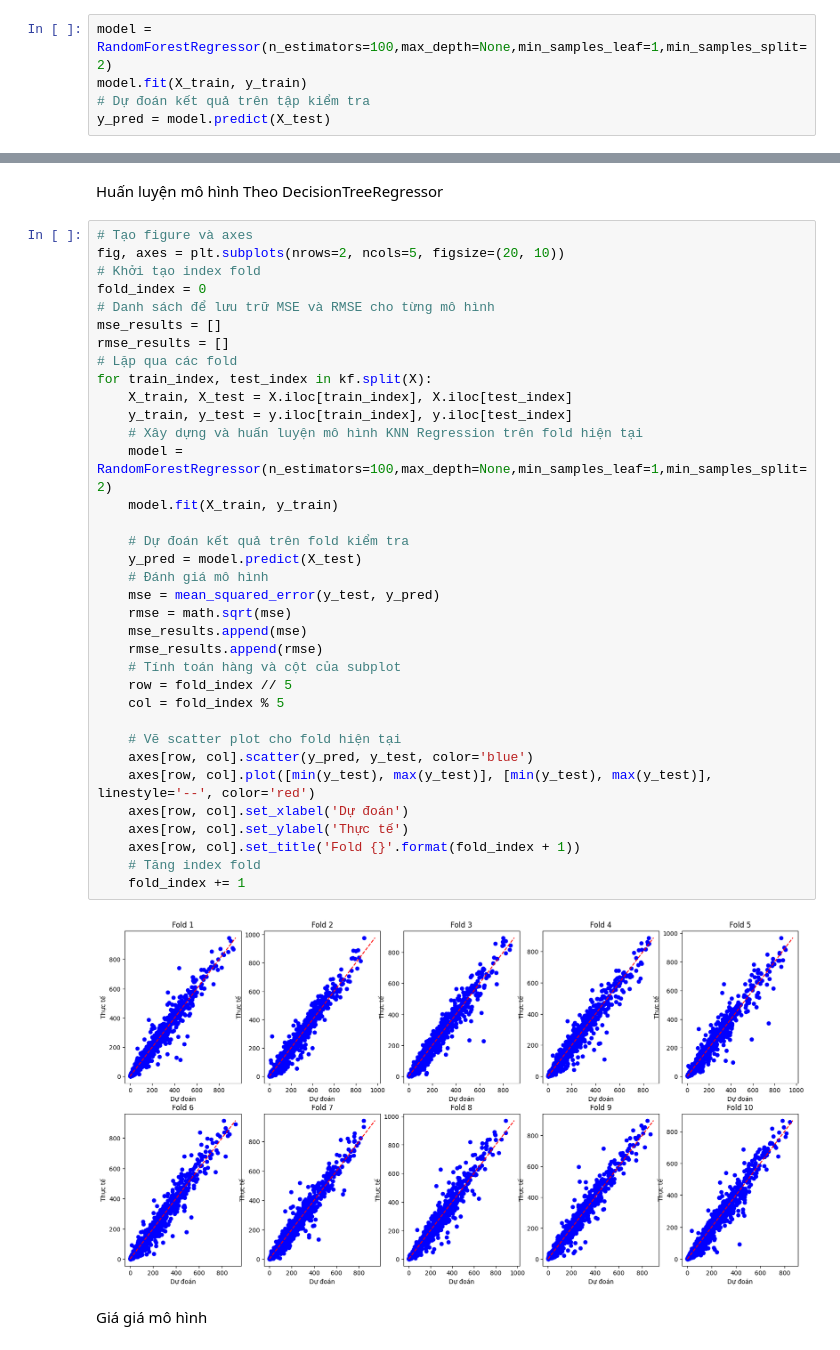
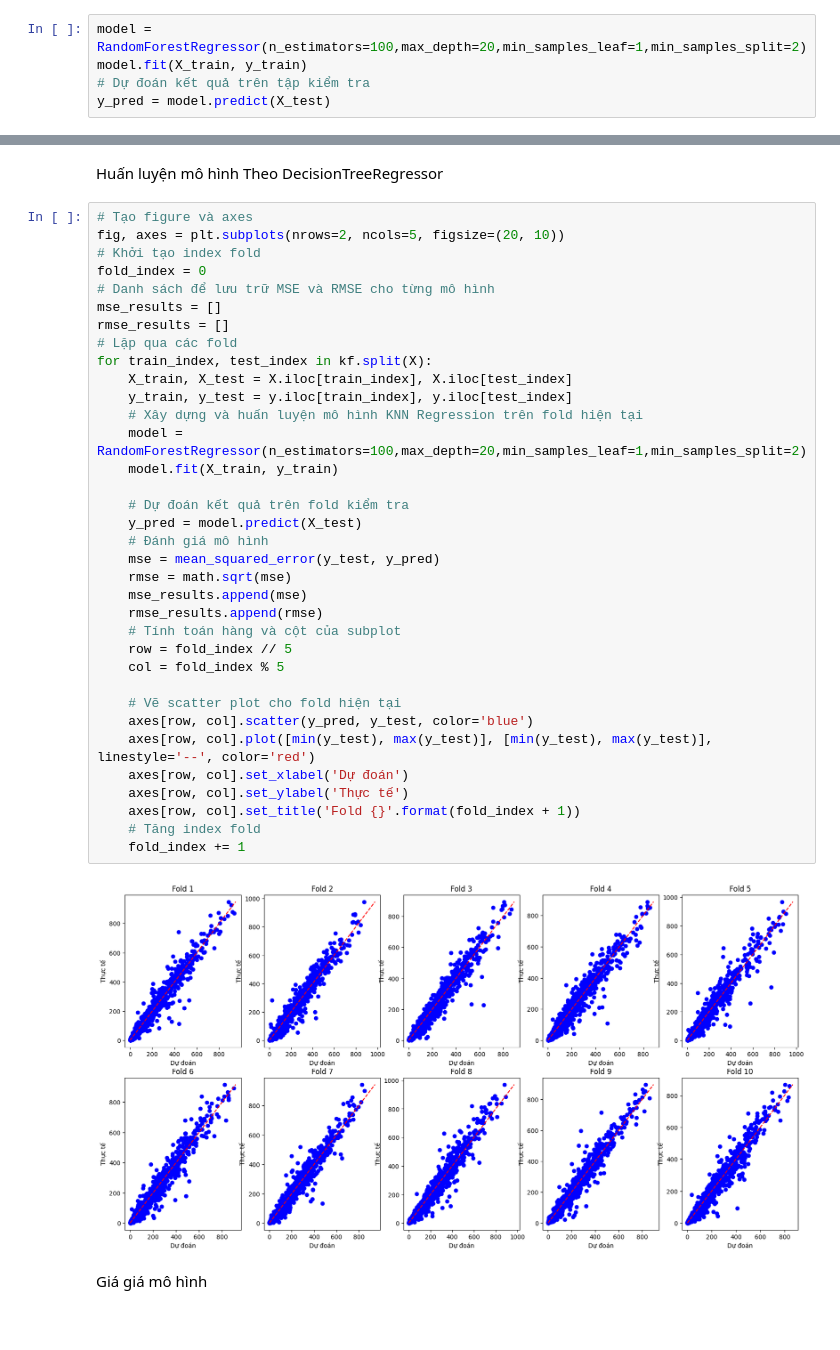
Before and after one commit to Viet0904/CT294_Bike_Sharing_Demand, a Jupyter notebook: RandomForestRegressor.ipynb, the cells around one changed output, grey strips where cells are left out. Saved outputs shown, nothing was run; the diff lists cells and outputs as text.

```diff
--- a/RandomForestRegressor.ipynb
+++ b/RandomForestRegressor.ipynb
@@ -204,7 +204,7 @@ Best parameters found:  {'max_depth': 20, 'min_samples_leaf': 1, 'min_samples_sp
 # %% [markdown]
 Xây dựng mô hình bằng KNN với tham số tốt nhất từ GridSearchCV <br>
 # %%
-model = RandomForestRegressor(n_estimators=100,max_depth=None,min_samples_leaf=1,min_samples_split=2)
+model = RandomForestRegressor(n_estimators=100,max_depth=20,min_samples_leaf=1,min_samples_split=2)
 model.fit(X_train, y_train)
 # Dự đoán kết quả trên tập kiểm tra
 y_pred = model.predict(X_test)
@@ -342,35 +342,35 @@ fold_index = 0
 # Danh sách để lưu trữ MSE và RMSE cho từng mô hình
 mse_results = []
 rmse_results = []
 # Lặp qua các fold
 for train_index, test_index in kf.split(X):
     X_train, X_test = X.iloc[train_index], X.iloc[test_index]
     y_train, y_test = y.iloc[train_index], y.iloc[test_index]
     # Xây dựng và huấn luyện mô hình KNN Regression trên fold hiện tại
-    model = RandomForestRegressor(n_estimators=100,max_depth=None,min_samples_leaf=1,min_samples_split=2)
+    model = RandomForestRegressor(n_estimators=100,max_depth=20,min_samples_leaf=1,min_samples_split=2)
     model.fit(X_train, y_train)
 
     # Dự đoán kết quả trên fold kiểm tra
     y_pred = model.predict(X_test)
     # Đánh giá mô hình
     mse = mean_squared_error(y_test, y_pred)
     rmse = math.sqrt(mse)
     mse_results.append(mse)
     rmse_results.append(rmse)
     # Tính toán hàng và cột của subplot
     row = fold_index // 5
     col = fold_index % 5
 
     # Vẽ scatter plot cho fold hiện tại
     axes[row, col].scatter(y_pred, y_test, color='blue')
     axes[row, col].plot([min(y_test), max(y_test)], [min(y_test), max(y_test)], linestyle='--', color='red')
     axes[row, col].set_xlabel('Dự đoán')
     axes[row, col].set_ylabel('Thực tế')
     axes[row, col].set_title('Fold {}'.format(fold_index + 1))
     # Tăng index fold
     fold_index += 1
 # %% [output]
-[figure, old version]
+[figure, new version]
 # %% [markdown]
 Giá giá mô hình
 # %%
```
Also changed, not shown: parts of 5 cells of this notebook, 10 other files.
